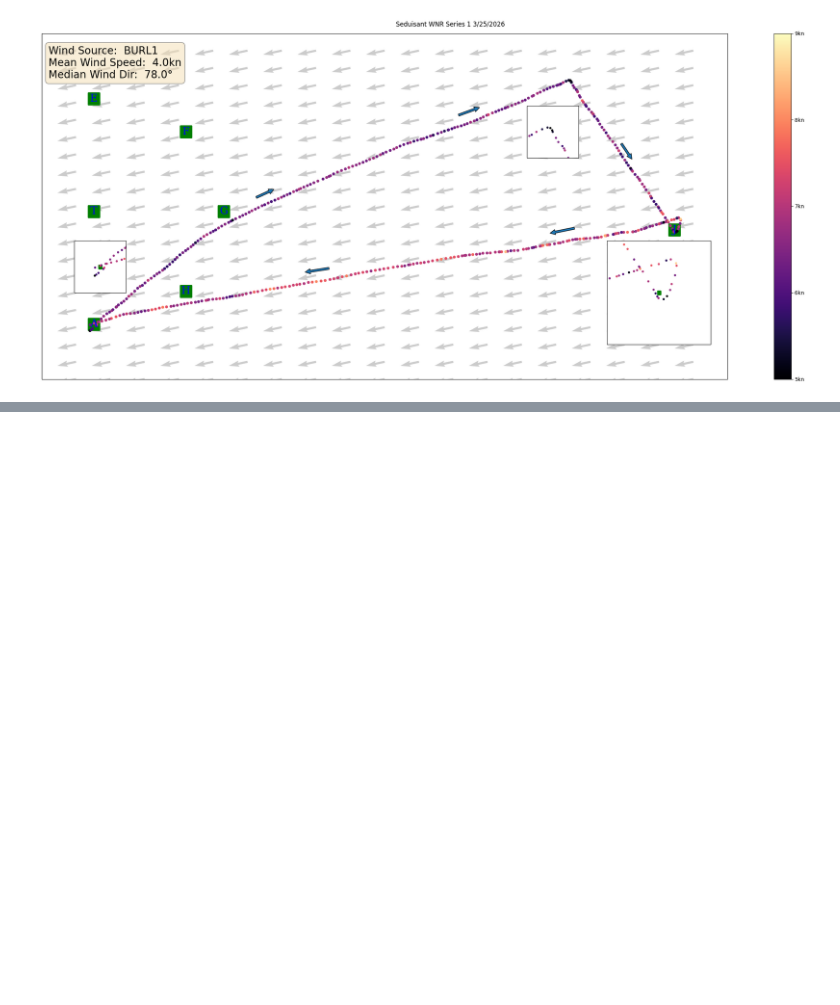
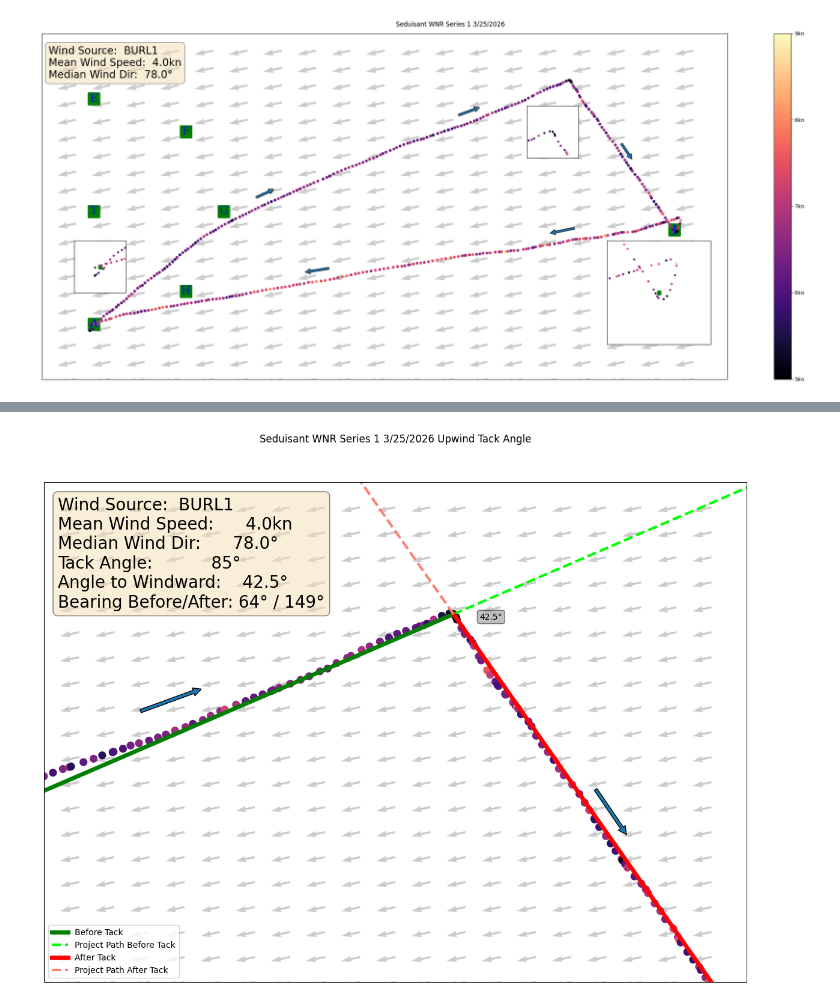
Before and after one commit to GarysCorner/RegattaTracking, a Jupyter notebook: 2026-03-25 Seduisant.ipynb, the cells around one changed output, grey strips where cells are left out. Cells and saved outputs as stored; diff of their text form; code cells hidden in the pictures; blank space fills up the shorter version.

Commit message:
Added tack angles calculations and graphic

```diff
--- a/2026-03-25 Seduisant.ipynb
+++ b/2026-03-25 Seduisant.ipynb
@@ -241,3 +246,5 @@ fig.savefig(f"{outputPath}/{outfileBase}.jpg")
 fig.savefig(f"{outputPath}/{outfileBase}.svg")
 # %% [output]
 [figure]
+# %%
+trkGdfUtm = trkGdf.to_crs(utm)
@@ -243,0 +265,6 @@ fig.savefig(f"{outputPath}/{outfileBase}.svg")
+# %%
+def getFit(mask):
+    return numpy.polyfit(trkGdfUtm[mask]['geometry'].x,trkGdfUtm[mask]['geometry'].y, 1)
+
+beforeTackFit = getFit(beforeTackMask)
+afterTackFit = getFit(afterTackMask)
@@ -243,0 +303,4 @@ fig.savefig(f"{outputPath}/{outfileBase}.svg")
+# %%
+tackAngle = afterTackBearing - beforeTackBearing
+print(f"Tack angle: {tackAngle:.0f}")
+print(f"Angle to windward:  {tackAngle / 2.0:.0f}")
@@ -244,3 +325,51 @@ fig.savefig(f"{outputPath}/{outfileBase}.svg")
+# %%
+
+def returnLines(loc, bearing):
+    fwdLine = geod.fwd_intermediate(loc[0][0], loc[1][0], bearing, del_s=100, npts=20, return_back_azimuth=False, initial_idx=0)
+    backLine = geod.fwd_intermediate(loc[0][0], loc[1][0], bearing-180, del_s=100, npts=20, return_back_azimuth=False, initial_idx=0)
+    return (fwdLine, backLine)
+# %%
+fig,ax = plt.subplots(1, figsize=(12,10) ,subplot_kw={'projection': proj})
+extent = trkGdf[numpy.logical_or(beforeTackMask, afterTackMask)].total_bounds
+createPlot(ax, extent=extent)
+
+tackPtLoc = trkGdf.loc[tackPt, 'geometry'].xy
+fwdLine, backLine = returnLines(tackPtLoc, beforeTackBearing)
+ax.plot(backLine.lons, backLine.lats, label='Before Tack', c='green', lw=5)
+ax.plot(fwdLine.lons, fwdLine.lats, label='Project Path Before Tack', c='lime', lw=3, ls='--')
+
+fwdLine, backLine = returnLines(tackPtLoc, afterTackBearing)
+ax.plot(fwdLine.lons, fwdLine.lats, label='After Tack', c='red',lw=5)
+ax.plot(backLine.lons, backLine.lats, label='Project Path After Tack', c='salmon', lw=3,ls='--')
+
+windStr = f"""Wind Source:  BURL1
+Mean Wind Speed:      {meanWindSpeed}kn
+Median Wind Dir:      {medianWind}\U000000B0
+Tack Angle:           {tackAngle:.0f}\U000000B0
+Angle to Windward:    {tackAngle/2.0:.1f}\U000000B0
+Bearing Before/After: {beforeTackBearing:.0f}\U000000B0 / {afterTackBearing:.0f}\U000000B0"""
+ax.text(0.02,0.75,windStr, transform=ax.transAxes,\
+        fontsize=20,\
+       bbox={
+           'boxstyle':'round',
+           'facecolor':'wheat',
+           'alpha':0.5
+       })
+
+ax.text(tackPtLoc[0][0]+(0.05/60), tackPtLoc[1][0]-(0.01/60),f"{tackAngle/2.0:.1f}\U000000B0",\
+       bbox={
+           'boxstyle':'round',
+           'facecolor':'grey',
+           'alpha':0.5
+       })
+
+ax.legend()
+
+fig.suptitle(f"{title} Upwind Tack Angle")
+
+fig.tight_layout()
+# %% [output]
+[figure, added]
 # %%
 print(f"Last run:  {datetime.now()}")
 # %% [output]
```
Also changed, not shown: parts of 12 cells of this notebook.
